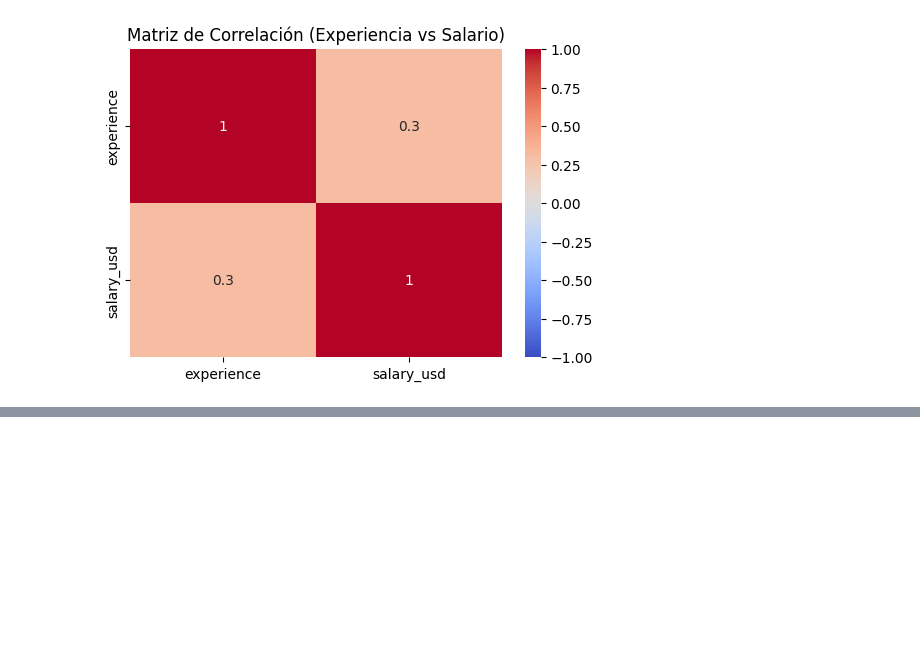
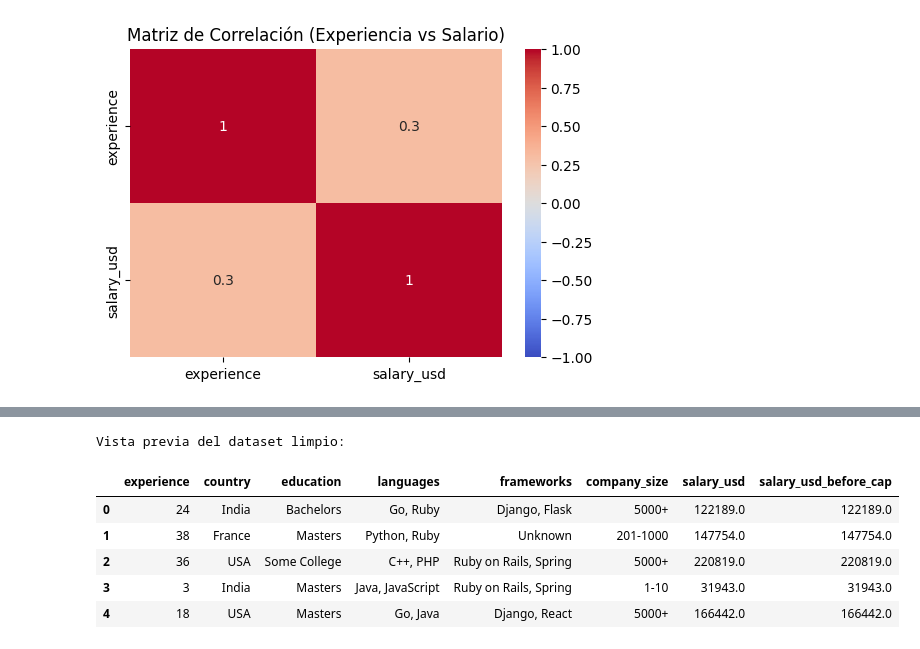
Before and after one commit to Nicossm/parcial1, a Jupyter notebook: notebooks/parcial1_procie.ipynb, the cells around one changed output, grey strips where cells are left out. Cells and saved outputs as stored; diff of their text form; code cells hidden in the pictures; blank space fills up the shorter version.

```diff
--- a/notebooks/parcial1_procie.ipynb
+++ b/notebooks/parcial1_procie.ipynb
@@ -169,0 +503,10 @@ plt.show()
+# %%
+filas_antes = df_clean.shape[0]
+
+df_clean = df_clean.dropna(subset=["salary_usd"]).copy()
+
+filas_despues = df_clean.shape[0]
+filas_eliminadas = filas_antes - filas_despues
+
+print("Filas eliminadas por salary_usd nulo:", filas_eliminadas)
+print("Shape después de eliminar salary_usd nulo:", df_clean.shape)
@@ -169,0 +651,11 @@ plt.show()
+# %%
+print("\nVista previa del dataset limpio:")
+display(df_clean.head())
+# %% [output]
+Vista previa del dataset limpio:
+|  | experience | country | education | languages | frameworks | company_size | salary_usd | salary_usd_before_cap |
+| 0 | 24 | India | Bachelors | Go, Ruby | Django, Flask | 5000+ | 122189.0 | 122189.0 |
+| 1 | 38 | France | Masters | Python, Ruby | Unknown | 201-1000 | 147754.0 | 147754.0 |
+| 2 | 36 | USA | Some College | C++, PHP | Ruby on Rails, Spring | 5000+ | 220819.0 | 220819.0 |
+| 3 | 3 | India | Masters | Java, JavaScript | Ruby on Rails, Spring | 1-10 | 31943.0 | 31943.0 |
+| 4 | 18 | USA | Masters | Go, Java | Django, React | 5000+ | 166442.0 | 166442.0 |
```
Also changed, not shown: parts of 56 cells of this notebook, 1 other file.
